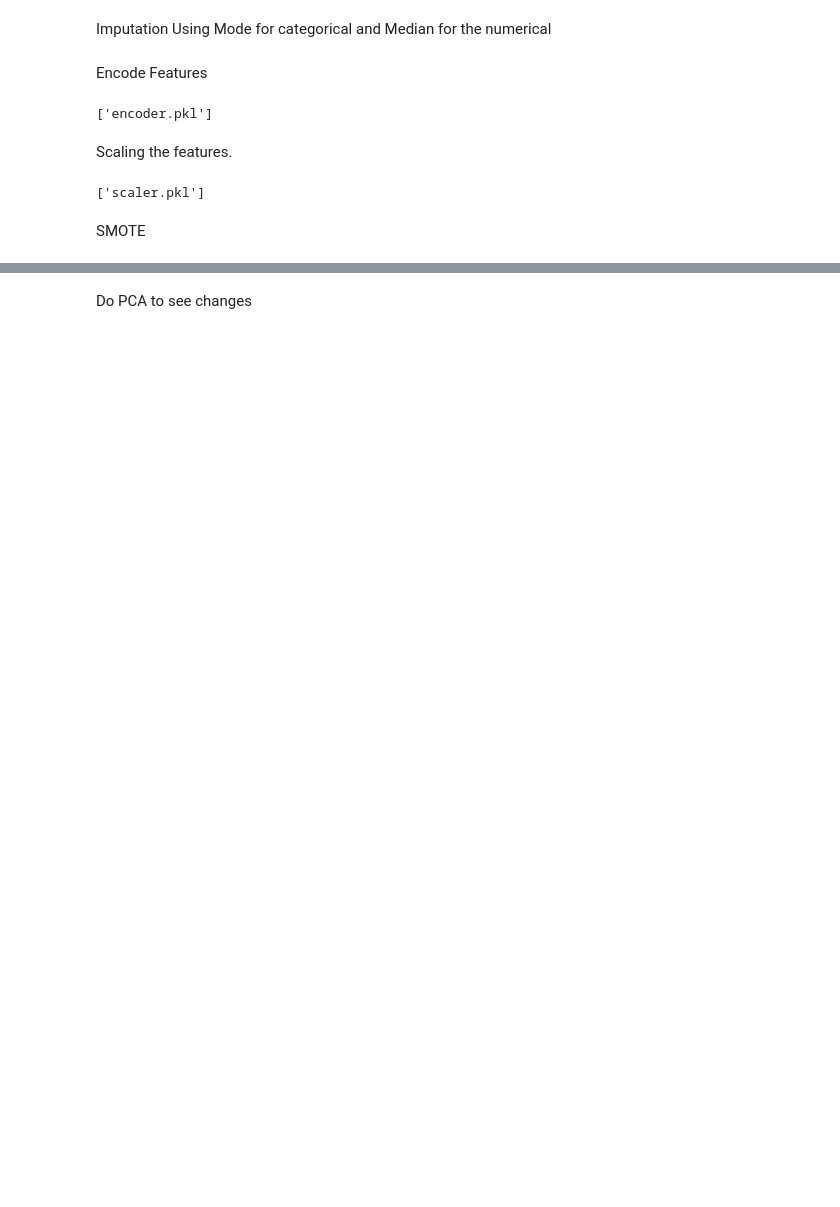
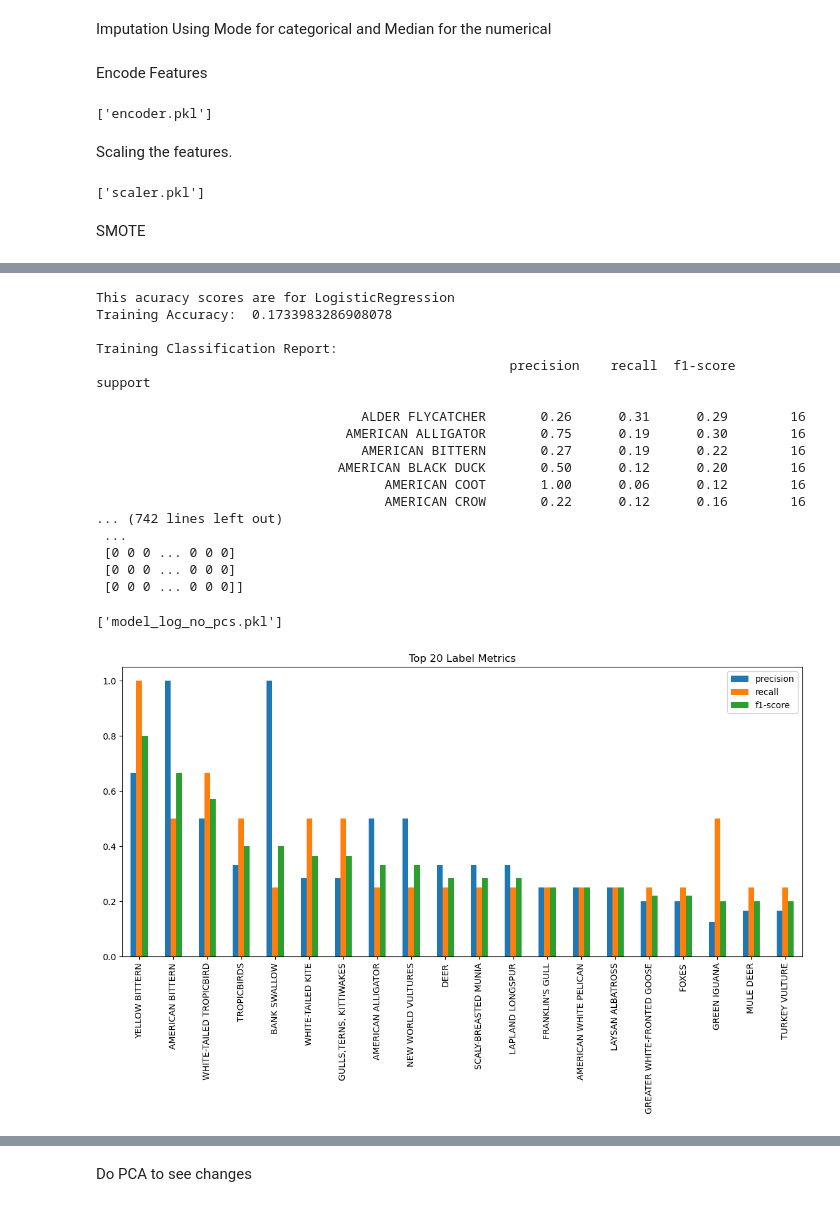
Before and after one commit to Clarkson-Applied-Data-Science/2024_ia651_gurmessa, a Jupyter notebook: EDA.ipynb, the cells around one changed output, grey strips where cells are left out. Cells and saved outputs as stored; diff of their text form; code cells hidden in the pictures; blank space fills up the shorter version.

Commit message:
Models added

```diff
--- a/EDA.ipynb
+++ b/EDA.ipynb
@@ -170,10 +256,10 @@ Spliting train and test
 # %%
 #I did 20 because there are species with 11 and then there are with 300
 sampled_df = pd.concat([
-    df_class.sample(n=min(len(df_class), 100), random_state=42)
+    df_class.sample(n=min(len(df_class), 20), random_state=42)
     for _, df_class in df.groupby('Species Name')
 ])
-X = sampled_df.drop(['Species Name', 'Species ID'], axis=1)
+X = sampled_df.drop(['Species Name'], axis=1)
 y = sampled_df['Species Name']
 
 X_train, X_test, y_train, y_test = train_test_split( X, y, test_size=0.2, stratify=y, random_state=42)
@@ -181,6 +267,8 @@ X_train, X_test, y_train, y_test = train_test_split( X, y, test_size=0.2, strati
 Imputation
 Using Mode for categorical and Median for the numerical
 # %%
+numerical_cols = df.select_dtypes(include=['float64', 'int64']).columns
+categorical_cols = df.select_dtypes(include=['object', 'category']).columns
 def Impute(df,numerical_cols,categorical_cols,col_not_to_impute):
     df[numerical_cols] = df[numerical_cols].astype('float').fillna(df[numerical_cols].median())
     for col in categorical_cols:
@@ -188,12 +276,12 @@ def Impute(df,numerical_cols,categorical_cols,col_not_to_impute):
             continue
         df[col] = df[col].fillna(df[col].mode()[0])
     return df
-X_train = Impute(X_train,numerical_cols,categorical_cols,['Species Name', 'Species ID'])
-X_test = Impute(X_test,numerical_cols,categorical_cols,['Species Name', 'Species ID'])
+X_train = Impute(X_train,numerical_cols,categorical_cols,['Species Name'])
+X_test = Impute(X_test,numerical_cols,categorical_cols,['Species Name'])
 # %% [markdown]
 Encode Features
 # %%
-col = categorical_cols.drop(['Species ID', 'Species Name']).tolist()
+col = categorical_cols.drop(['Species Name']).tolist()
 encoder = TargetEncoder()
 def Encoder(X_train,y_train, X_test, cols_to_encode, train=True):
     if train:
@@ -242,8 +331,16 @@ So we have 359 species each with 80 entries in them.
 # %%
-def print_accuracies(model , X_train,y_train,X_test,y_test, model_name):
-    model.fit(X_train, y_train)
+def print_accuracies(model , X_train,y_train,X_test,y_test, model_name,fit_required=True):
+    if fit_required:
+        model.fit(X_train, y_train)
     y_train_pred = model.predict(X_train)
     y_test_pred = model.predict(X_test)
+
+    if not fit_required:
+        y_train = np.argmax(y_train, axis=1)
+        y_train_pred = np.argmax(y_train_pred, axis=1)
+
+        y_test = np.argmax(y_test, axis=1)
+        y_test_pred = np.argmax(y_test_pred, axis=1)
 
     # Evaluate the model on training data
     train_accuracy = accuracy_score(y_train, y_train_pred)
@@ -264,7 +361,36 @@ def print_accuracies(model , X_train,y_train,X_test,y_test, model_name):
     print("\nTest Accuracy: ", test_accuracy)
     print("\nTest Classification Report:\n", test_classification_report)
     print("\nTest Confusion Matrix:\n", test_confusion_matrix)
+
+    report = classification_report(y_test, y_test_pred, output_dict=True, zero_division=1)
+    df_report = pd.DataFrame(report).transpose()
+
+    # Remove 'accuracy', 'macro avg', 'weighted avg'
+    df_labels = df_report.iloc[:-3]
+    top_labels = df_labels.sort_values('f1-score', ascending=False).head(20)
+    top_labels[['precision', 'recall', 'f1-score']].plot.bar(figsize=(14, 6), title='Top 20 Label Metrics')
 # %%
-model = LogisticRegression(random_state=42)
-print_accuracies(model , X_train,y_train, "LogisticRegression")
+model_log_no_pcs = LogisticRegression(random_state=42)
+print_accuracies(model_log_no_pcs , X_train,y_train,X_test,y_test, "LogisticRegression")
+joblib.dump(model_log_no_pcs, 'model_log_no_pcs.pkl')
+# %% [output]
+This acuracy scores are for LogisticRegression
+Training Accuracy:  0.1733983286908078
+
+Training Classification Report:
+                                                     precision    recall  f1-score   support
+
+                                  ALDER FLYCATCHER       0.26      0.31      0.29        16
+                                AMERICAN ALLIGATOR       0.75      0.19      0.30        16
+                                  AMERICAN BITTERN       0.27      0.19      0.22        16
+                               AMERICAN BLACK DUCK       0.50      0.12      0.20        16
+                                     AMERICAN COOT       1.00      0.06      0.12        16
+                                     AMERICAN CROW       0.22      0.12      0.16        16
+... (742 lines left out)
+ ...
+ [0 0 0 ... 0 0 0]
+ [0 0 0 ... 0 0 0]
+ [0 0 0 ... 0 0 0]]
+['model_log_no_pcs.pkl']
+[figure, added]
 # %%
```
Also changed, not shown: parts of 17 cells of this notebook, 6 other files.
